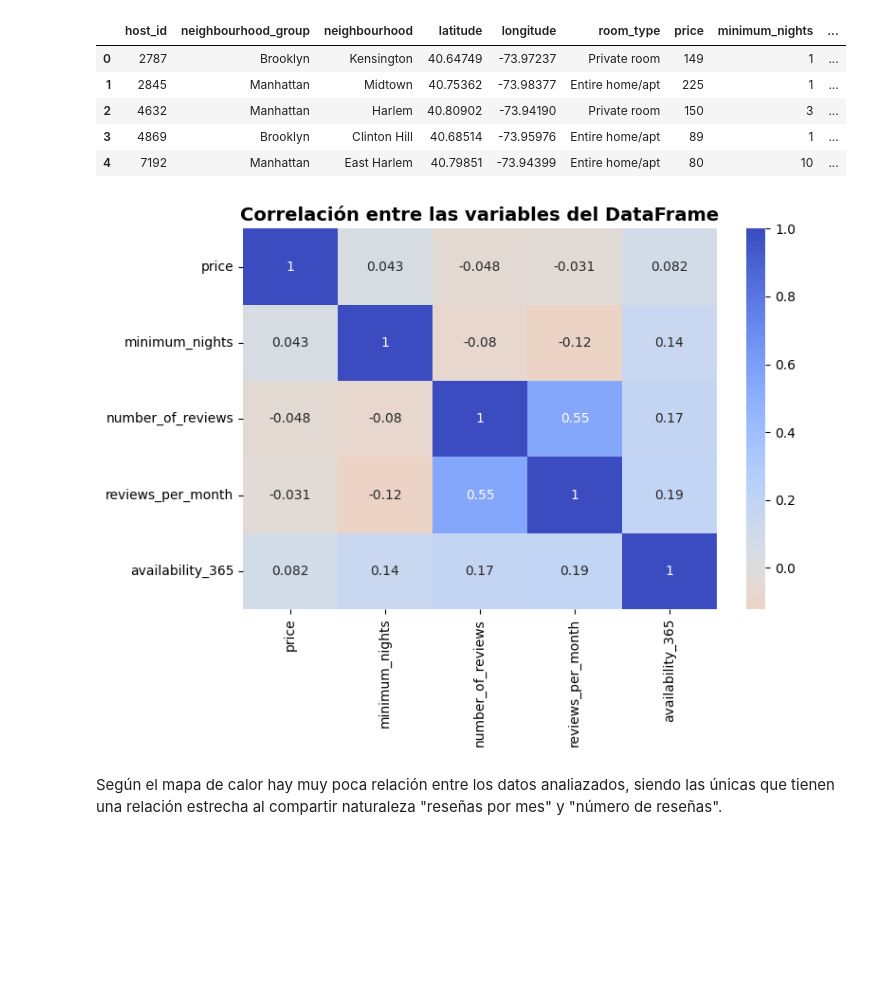
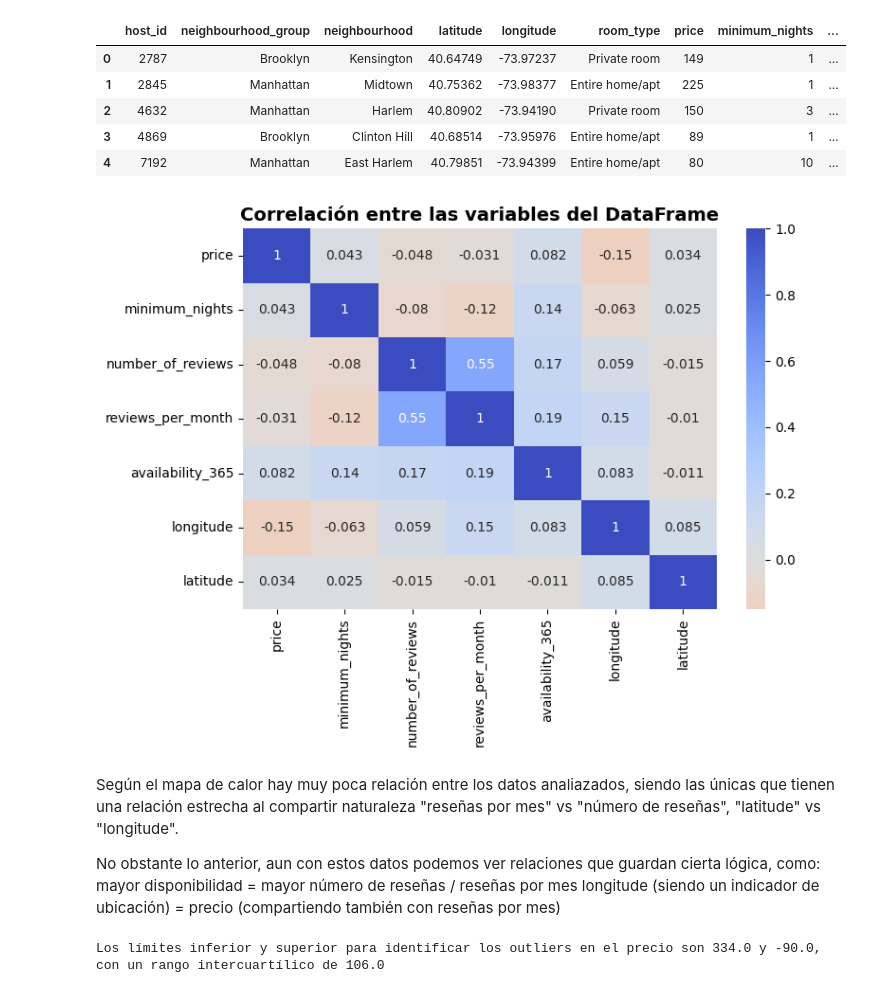
Before and after one commit to 4GeeksAcademy/Leonel_Ponce_machine-learning-python-template_NYC, a Jupyter notebook: src/explore.ipynb, the cells around one changed output. Saved outputs shown, nothing was run; the diff lists cells and outputs as text; code cells hidden in the pictures; blank space fills up the shorter version.

```diff
--- a/src/explore.ipynb
+++ b/src/explore.ipynb
@@ -210,13 +276,30 @@ df.head()
 # %%
 #Mapa de calor para buscar correlaciones entre los datos
 
 plt.figure(figsize=(8, 6))
-numeric_cols = ["price", "minimum_nights", "number_of_reviews", "reviews_per_month", "availability_365"]
+numeric_cols = ["price", "minimum_nights", "number_of_reviews", "reviews_per_month", "availability_365", "longitude", "latitude"]
 sns.heatmap(df[numeric_cols].corr(), annot=True, cmap='coolwarm_r', center=0)
 plt.title("Correlación entre las variables del DataFrame", fontsize=14, fontweight="bold")
 plt.tight_layout()
 plt.show()
 # %% [output]
-[figure, old version]
+[figure, new version]
 # %% [markdown]
-Según el mapa de calor hay muy poca relación entre los datos analiazados, siendo las únicas que tienen una relación estrecha al compartir naturaleza "reseñas por mes" y "número de reseñas".
+Según el mapa de calor hay muy poca relación entre los datos analiazados, siendo las únicas que tienen una relación estrecha al compartir naturaleza "reseñas por mes" vs "número de reseñas", "latitude" vs "longitude".
+
+No obstante lo anterior, aun con estos datos podemos ver relaciones que guardan cierta lógica, como:
+mayor disponibilidad = mayor número de reseñas / reseñas por mes
+longitude (siendo un indicador de ubicación) = precio (compartiendo también con reseñas por mes)
+# %%
+#Calcular precios más altos y bajos en el dataset
+
+Q1 = df['price'].quantile(0.25)
+Q3 = df['price'].quantile(0.75)
+IQR = Q3 - Q1
+# Definir los límites inferior y superior
+lower_limit = Q1 - 1.5 * IQR
+upper_limit = Q3 + 1.5 * IQR
+
+print(f"Los límites inferior y superior para identificar los outliers en el precio son {round(upper_limit, 2)} y {round(lower_limit, 2)}, con un rango intercuartílico de {round(IQR, 2)}")
+# %% [output]
+Los límites inferior y superior para identificar los outliers en el precio son 334.0 y -90.0, con un rango intercuartílico de 106.0
```
Also changed, not shown: parts of 20 cells of this notebook, 4 other files.
